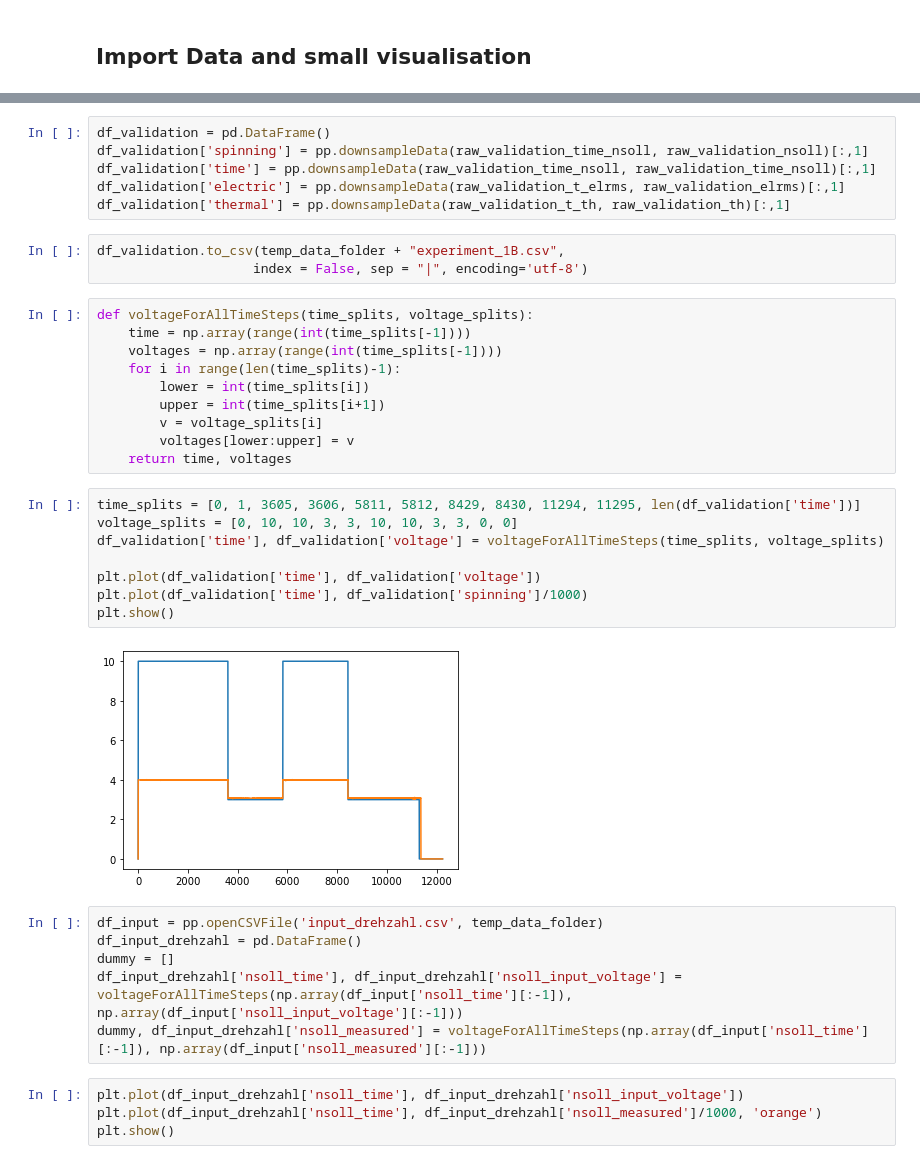
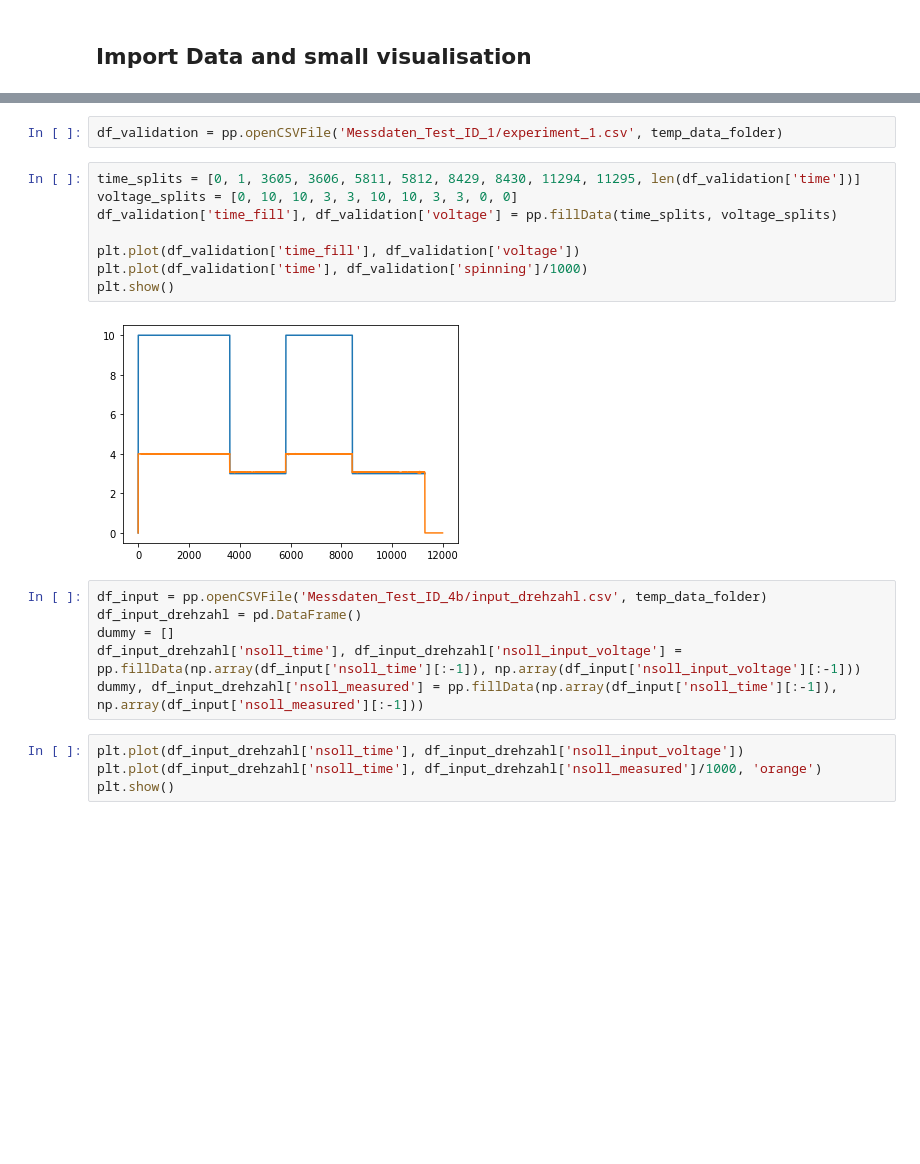
Before and after one commit to Energy-Theory-Guided-Data-Science/Gas-Turbine, a Jupyter notebook: Code/Learning_Input.ipynb, the cells around one changed output, grey strips where cells are left out. Cells and saved outputs as stored; diff of their text form; blank space fills up the shorter version.

```diff
--- a/Code/Learning_Input.ipynb
+++ b/Code/Learning_Input.ipynb
@@ -23,38 +14,21 @@ raw_validation_t_th = loadmat('../data/Raw_Data/t_th.mat')['t_1B_th'][0][0::10]
-# %%
-df_validation = pd.DataFrame()
-df_validation['spinning'] = pp.downsampleData(raw_validation_time_nsoll, raw_validation_nsoll)[:,1]
-df_validation['time'] = pp.downsampleData(raw_validation_time_nsoll, raw_validation_time_nsoll)[:,1]
-df_validation['electric'] = pp.downsampleData(raw_validation_t_elrms, raw_validation_elrms)[:,1]
-df_validation['thermal'] = pp.downsampleData(raw_validation_t_th, raw_validation_th)[:,1]
-# %%
-df_validation.to_csv(temp_data_folder + "experiment_1B.csv",
-                    index = False, sep = "|", encoding='utf-8')
-# %%
-def voltageForAllTimeSteps(time_splits, voltage_splits):
-    time = np.array(range(int(time_splits[-1])))
-    voltages = np.array(range(int(time_splits[-1])))
-    for i in range(len(time_splits)-1):
-        lower = int(time_splits[i])
-        upper = int(time_splits[i+1])
-        v = voltage_splits[i]
-        voltages[lower:upper] = v
-    return time, voltages
+# %%
+df_validation = pp.openCSVFile('Messdaten_Test_ID_1/experiment_1.csv', temp_data_folder)
 # %%
 time_splits = [0, 1, 3605, 3606, 5811, 5812, 8429, 8430, 11294, 11295, len(df_validation['time'])]
 voltage_splits = [0, 10, 10, 3, 3, 10, 10, 3, 3, 0, 0]
-df_validation['time'], df_validation['voltage'] = voltageForAllTimeSteps(time_splits, voltage_splits)
+df_validation['time_fill'], df_validation['voltage'] = pp.fillData(time_splits, voltage_splits)
 
-plt.plot(df_validation['time'], df_validation['voltage'])
+plt.plot(df_validation['time_fill'], df_validation['voltage'])
 plt.plot(df_validation['time'], df_validation['spinning']/1000)
 plt.show()
 # %% [output]
-[figure, old version]
+[figure, new version]
 # %%
-df_input = pp.openCSVFile('input_drehzahl.csv', temp_data_folder)
+df_input = pp.openCSVFile('Messdaten_Test_ID_4b/input_drehzahl.csv', temp_data_folder)
 df_input_drehzahl = pd.DataFrame()
 dummy = []
-df_input_drehzahl['nsoll_time'], df_input_drehzahl['nsoll_input_voltage'] = voltageForAllTimeSteps(np.array(df_input['nsoll_time'][:-1]), np.array(df_input['nsoll_input_voltage'][:-1]))
-dummy, df_input_drehzahl['nsoll_measured'] = voltageForAllTimeSteps(np.array(df_input['nsoll_time'][:-1]), np.array(df_input['nsoll_measured'][:-1]))
+df_input_drehzahl['nsoll_time'], df_input_drehzahl['nsoll_input_voltage'] = pp.fillData(np.array(df_input['nsoll_time'][:-1]), np.array(df_input['nsoll_input_voltage'][:-1]))
+dummy, df_input_drehzahl['nsoll_measured'] = pp.fillData(np.array(df_input['nsoll_time'][:-1]), np.array(df_input['nsoll_measured'][:-1]))
 # %%
 plt.plot(df_input_drehzahl['nsoll_time'], df_input_drehzahl['nsoll_input_voltage'])
 plt.plot(df_input_drehzahl['nsoll_time'], df_input_drehzahl['nsoll_measured']/1000, 'orange')
```
Also changed, not shown: parts of 6 cells of this notebook, 2 other files.
